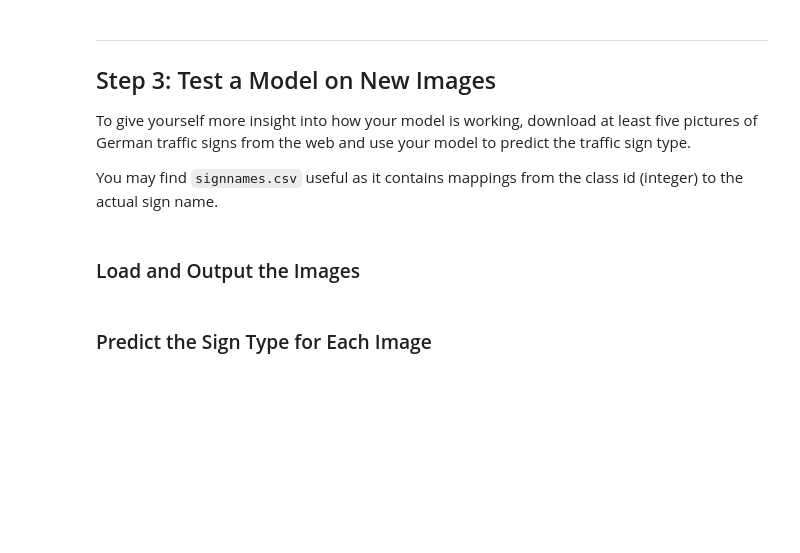
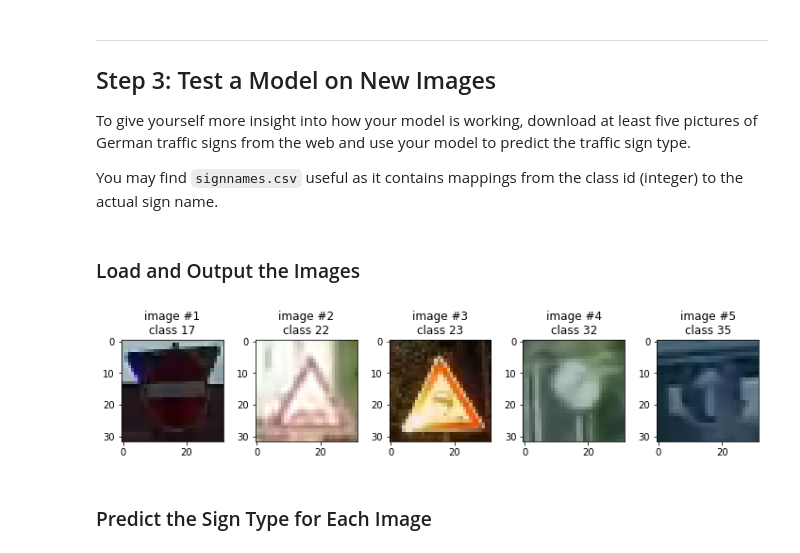
Before and after one commit to Pyrax/CarND-Traffic-Sign-Classifier-Project, a Jupyter notebook: Traffic_Sign_Classifier.ipynb, the cells around one changed output. Drawn from its saved outputs; the diff is of its cells as text; code cells hidden in the pictures; blank space fills up the shorter version.

Commit message:
Test on new images

```diff
--- a/Traffic_Sign_Classifier.ipynb
+++ b/Traffic_Sign_Classifier.ipynb
@@ -648,2 +661,19 @@ You may find `signnames.csv` useful as it contains mappings from the class id (i
+# %%
+test_signs_dir = os.path.join('test_images')
+test_signs_csv = pd.read_csv(os.path.join(test_signs_dir, 'test_images.csv'))
+
+test_signs = []
+test_signs_labels = []
+for [class_id, image_file] in test_signs_csv.values:
+    test_signs.append(
+        plt.imread(os.path.join(test_signs_dir, image_file))
+    )
+    test_signs_labels.append(class_id)
+
+plot_labels = [f'image #{i+1}\nclass {l}' for i, l in enumerate(test_signs_labels)]
+fig = plot_images_as_grid(test_signs, labels=plot_labels)
+fig.savefig('writeup_images/test_images.png', bbox_inches='tight')
+# %% [output]
+[figure, added]
 # %% [markdown]
 ### Predict the Sign Type for Each Image
```
Also changed, not shown: parts of 12 cells of this notebook, 9 other files.
